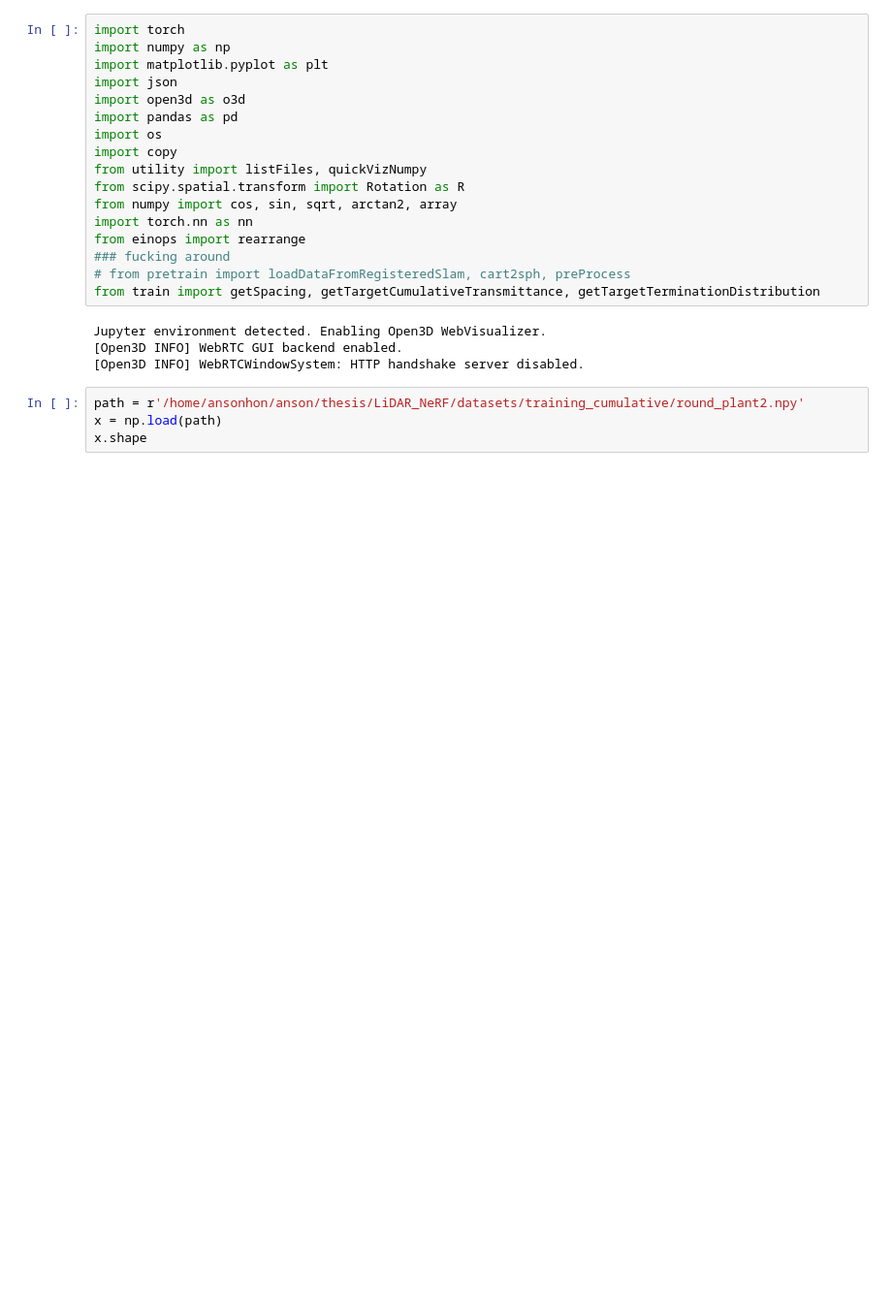
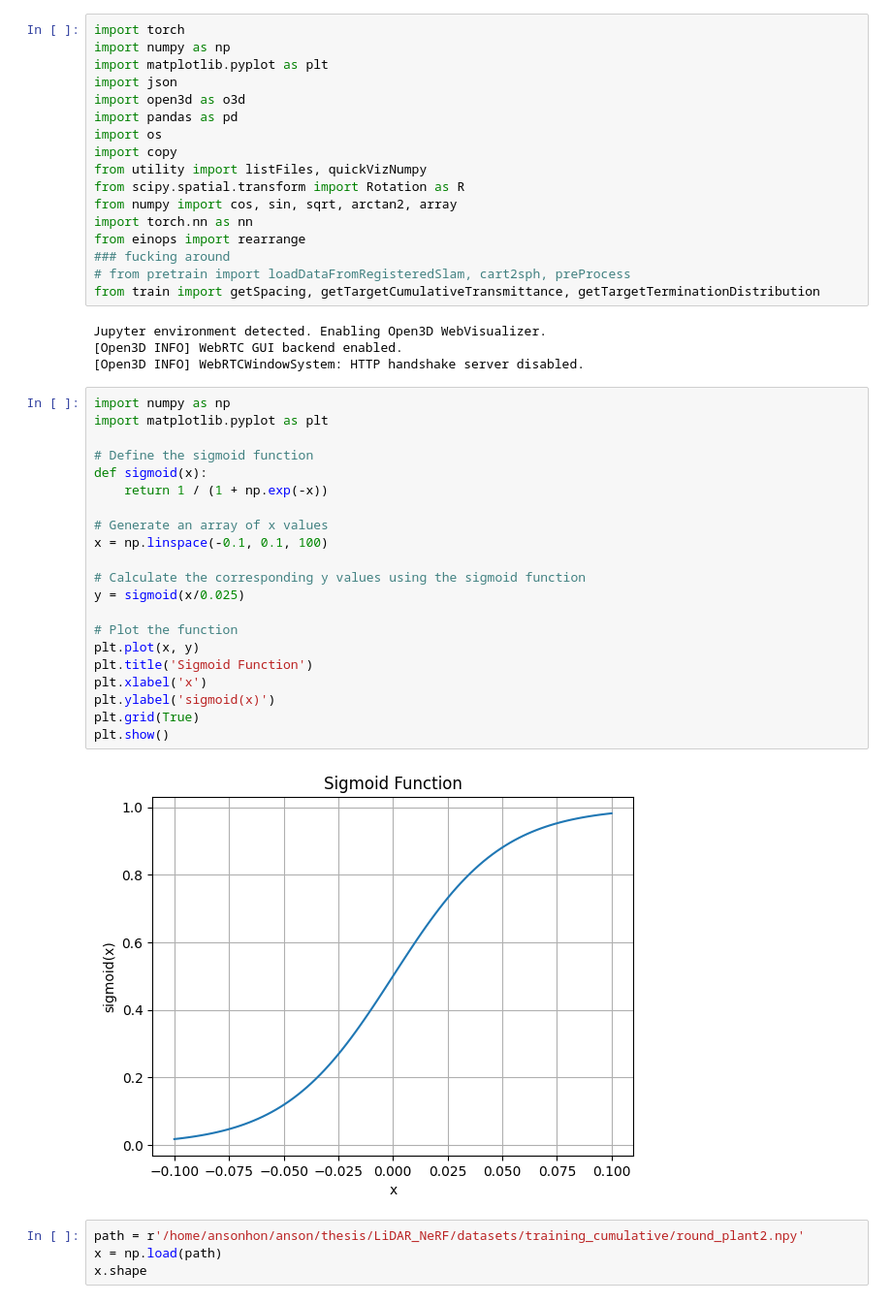
Before and after one commit to HonAnson/LiDAR_NeRF, a Jupyter notebook: playground.ipynb, the cells around one changed output. Shown at 97% size. Saved outputs shown, nothing was run; the diff lists cells and outputs as text; blank space fills up the shorter version.

```diff
--- a/playground.ipynb
+++ b/playground.ipynb
@@ -19,6 +19,29 @@ from train import getSpacing, getTargetCumulativeTransmittance, getTargetTermina
 Jupyter environment detected. Enabling Open3D WebVisualizer.
 [Open3D INFO] WebRTC GUI backend enabled.
 [Open3D INFO] WebRTCWindowSystem: HTTP handshake server disabled.
+# %%
+import numpy as np
+import matplotlib.pyplot as plt
+
+# Define the sigmoid function
+def sigmoid(x):
+    return 1 / (1 + np.exp(-x))
+
+# Generate an array of x values
+x = np.linspace(-0.1, 0.1, 100)
+
+# Calculate the corresponding y values using the sigmoid function
+y = sigmoid(x/0.025)
+
+# Plot the function
+plt.plot(x, y)
+plt.title('Sigmoid Function')
+plt.xlabel('x')
+plt.ylabel('sigmoid(x)')
+plt.grid(True)
+plt.show()
+# %% [output]
+[figure, added]
 # %%
 path = r'/home/ansonhon/anson/thesis/LiDAR_NeRF/datasets/training_cumulative/round_plant2.npy'
 x = np.load(path)
```
Also changed, not shown: parts of 1 cell of this notebook, 1 other file.
